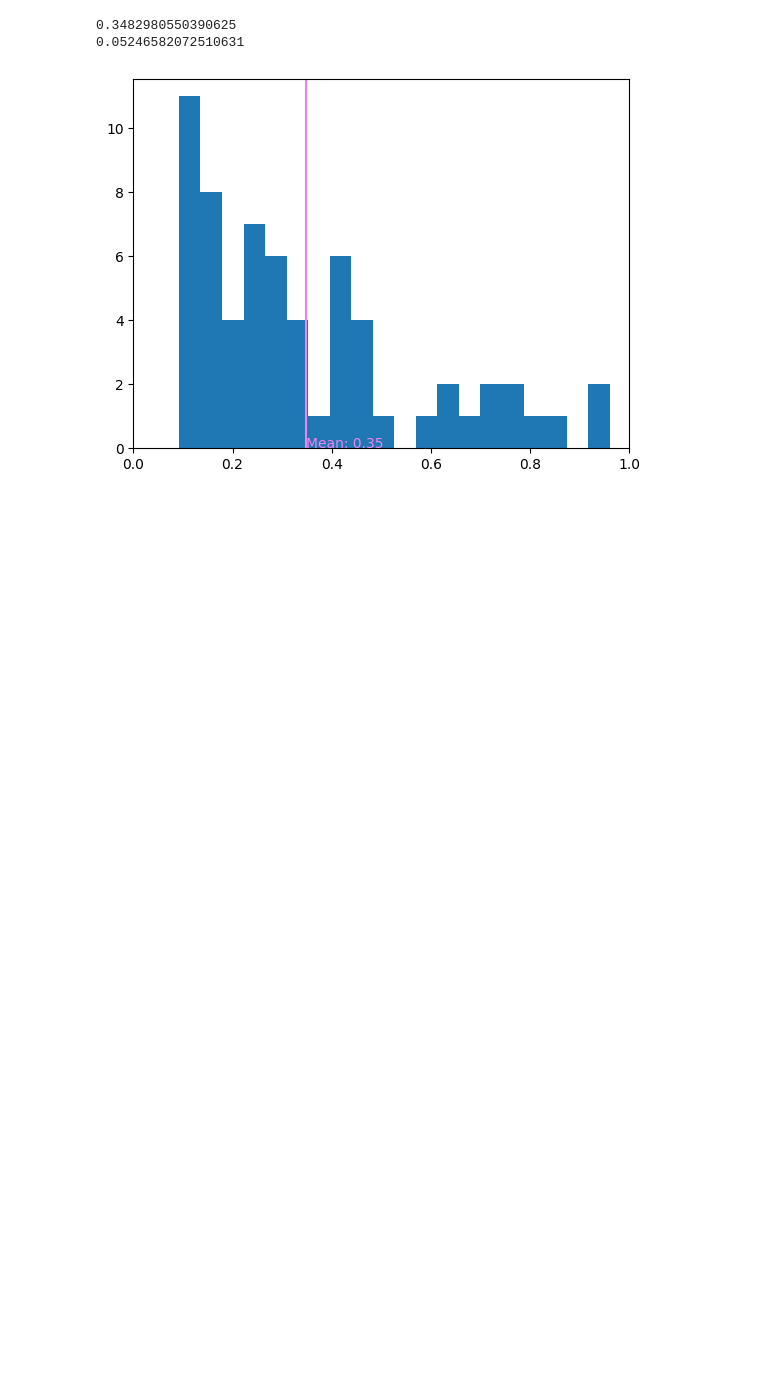
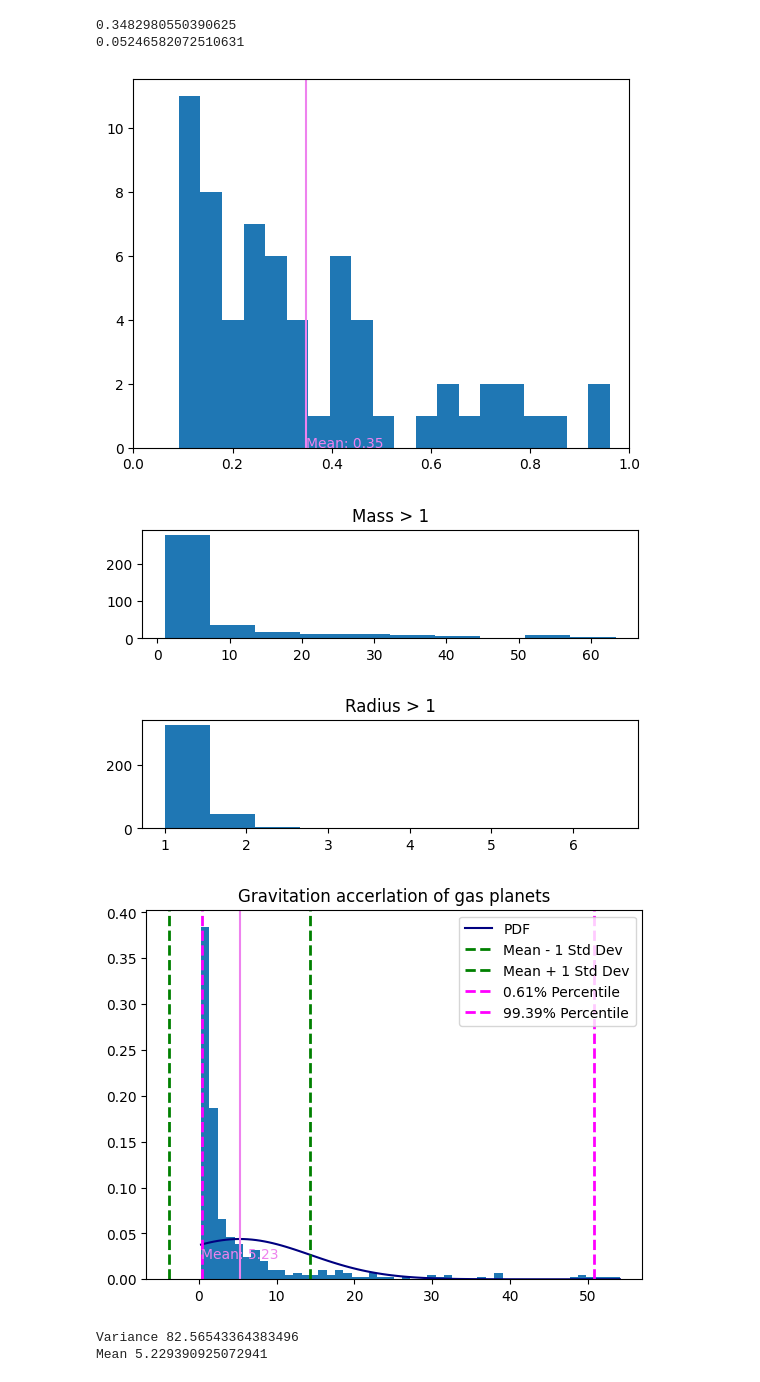
Before and after one commit to samkampitsch/data-and-statistics, a Jupyter notebook: Exoplanets.ipynb, the cells around one changed output. Drawn from its saved outputs; the diff is of its cells as text; code cells hidden in the pictures; blank space fills up the shorter version.

```diff
--- a/Exoplanets.ipynb
+++ b/Exoplanets.ipynb
@@ -528,3 +581,63 @@ plt.show()
 0.3482980550390625
 0.05246582072510631
 [figure]
+# %%
+from matplotlib.pylab import norm
+from scipy.stats import norm
+
+
+# Create a mask to filter out gas planets
+mask = (mass >= 1)*(radius >= 1)
+
+
+filtered_mass_g = mass[mask]
+filtered_radius_g = radius[mask]
+
+plt.subplot(3,1,1)
+mass_g_plot = plt.hist(filtered_mass_g)
+plt.title("Mass > 1")
+plt.show(mass_g_plot)
+
+plt.subplot(3,1,2)
+radius_g_plot = plt.hist(filtered_radius_g)
+plt.title("Radius > 1")
+plt.show(radius_g_plot)
+
+
+ga = (filtered_mass_g / filtered_radius_g**2)
+
+ga_histo = plt.hist(ga, bins=50, density = True)
+
+
+xmin, xmax = ga.min(), ga.max()
+x_range = np.linspace(xmin, xmax, 100)
+pdf_ga = norm.pdf(x_range, np.mean(ga), np.std(ga))
+plt.plot(x_range, pdf_ga, 'navy', label='PDF')
+
+
+mean_ga = np.mean(ga)
+variance_ga = np.var(ga)
+
+plt.axvline(mean_ga, color='violet')
+plt.text(mean_ga, 0.02, f'Mean: {mean_ga:.2f}', color="violet", va='bottom', ha='center')
+
+plt.axvline(np.mean(ga) - np.std(ga), color='green', linestyle='dashed', linewidth=2, label='Mean - 1 Std Dev')
+plt.axvline(np.mean(ga) + np.std(ga), color='green', linestyle='dashed', linewidth=2, label='Mean + 1 Std Dev')
+
+percentile_1 = np.percentile(ga, 0.61)
+percentile_2 = np.percentile(ga, 99.39)
+plt.axvline(percentile_1, color='magenta', linestyle='dashed', linewidth=2, label='0.61% Percentile')
+plt.axvline(percentile_2, color='magenta', linestyle='dashed', linewidth=2, label='99.39% Percentile')
+
+plt.title("Gravitation accerlation of gas planets")
+plt.legend()
+plt.show(ga_histo)
+
+print("Variance", variance_ga)
+print("Mean", mean_ga)
+# %% [output]
+[figure, added]
+[figure, added]
+[figure, added]
+Variance 82.56543364383496
+Mean 5.229390925072941
```
Also changed, not shown: parts of 8 cells of this notebook.
